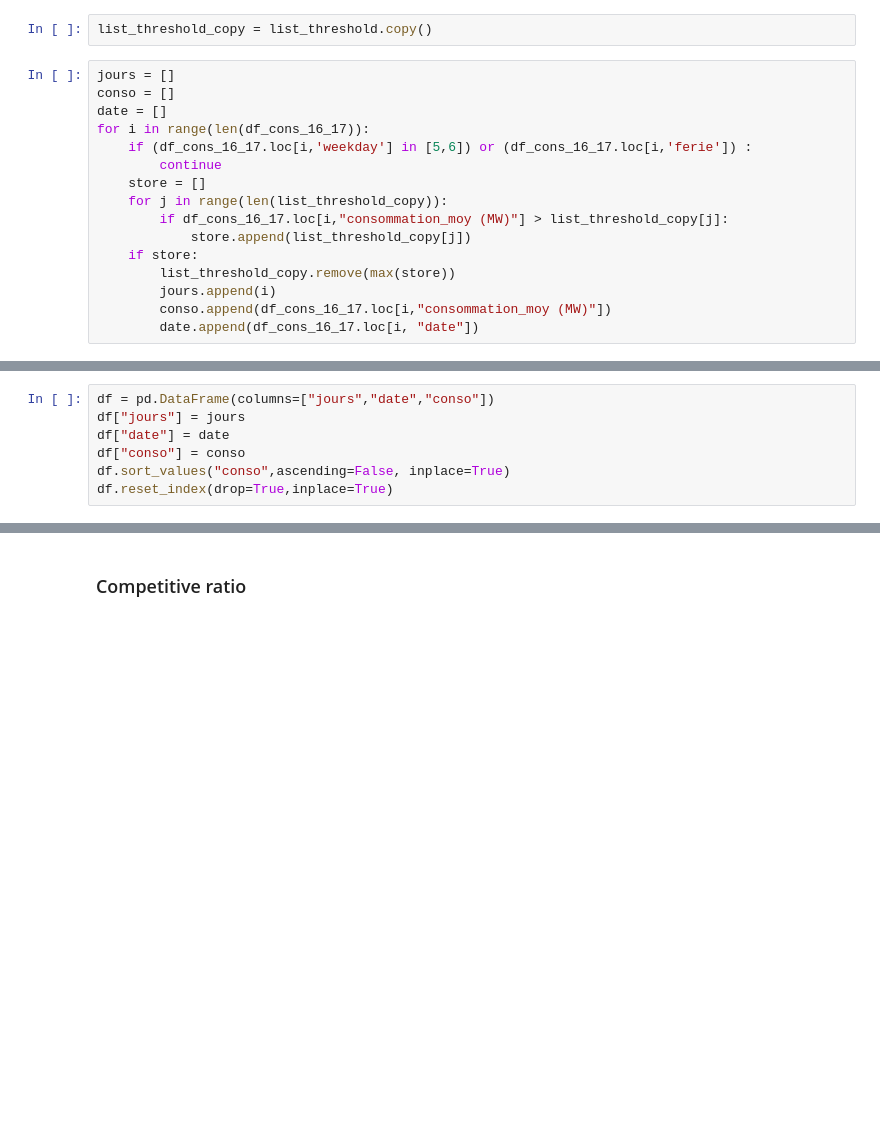
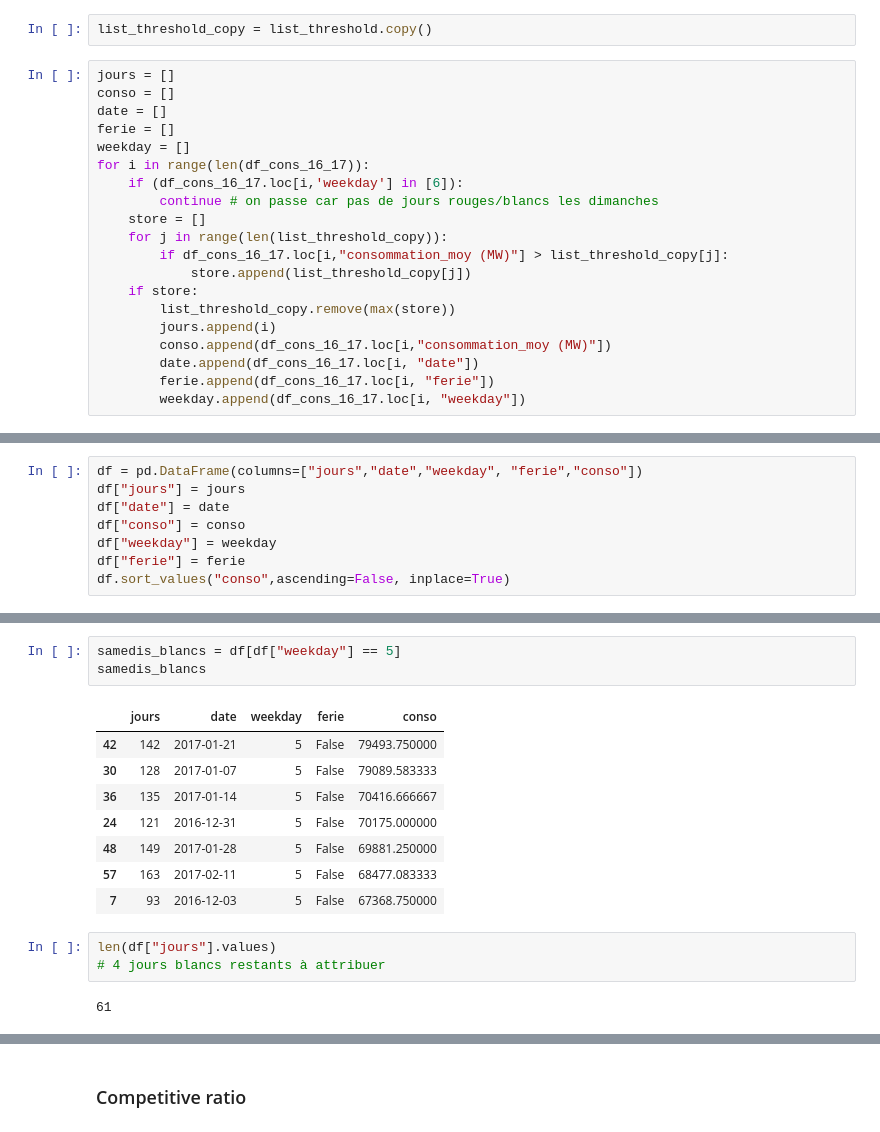
Before and after one commit to dreamsandroads/EDF_Tempo_Price_Optim, a Jupyter notebook: prophet_inequality.ipynb, the cells around one changed output, grey strips where cells are left out. Cells and saved outputs as stored; diff of their text form; blank space fills up the shorter version.

```diff
--- a/prophet_inequality.ipynb
+++ b/prophet_inequality.ipynb
@@ -172,9 +149,11 @@ list_threshold_copy = list_threshold.copy()
 jours = []
 conso = []
 date = []
+ferie = []
+weekday = []
 for i in range(len(df_cons_16_17)):
-    if (df_cons_16_17.loc[i,'weekday'] in [5,6]) or (df_cons_16_17.loc[i,'ferie']) :
-        continue
+    if (df_cons_16_17.loc[i,'weekday'] in [6]):
+        continue # on passe car pas de jours rouges/blancs les dimanches
     store = []
     for j in range(len(list_threshold_copy)):
         if df_cons_16_17.loc[i,"consommation_moy (MW)"] > list_threshold_copy[j]:
@@ -184,6 +163,8 @@ for i in range(len(df_cons_16_17)):
         jours.append(i)
         conso.append(df_cons_16_17.loc[i,"consommation_moy (MW)"])
         date.append(df_cons_16_17.loc[i, "date"])
+        ferie.append(df_cons_16_17.loc[i, "ferie"])
+        weekday.append(df_cons_16_17.loc[i, "weekday"])
 # %%
 len(jours)
 # %% [output]
@@ -191,7 +172,8 @@ len(jours)
 # %%
-df = pd.DataFrame(columns=["jours","date","conso"])
+df = pd.DataFrame(columns=["jours","date","weekday", "ferie","conso"])
 df["jours"] = jours
 df["date"] = date
 df["conso"] = conso
+df["weekday"] = weekday
+df["ferie"] = ferie
 df.sort_values("conso",ascending=False, inplace=True)
-df.reset_index(drop=True,inplace=True)
@@ -217,0 +189,17 @@ df
+# %%
+samedis_blancs = df[df["weekday"] == 5]
+samedis_blancs
+# %% [output]
+|  | jours | date | weekday | ferie | conso |
+| 42 | 142 | 2017-01-21 | 5 | False | 79493.750000 |
+| 30 | 128 | 2017-01-07 | 5 | False | 79089.583333 |
+| 36 | 135 | 2017-01-14 | 5 | False | 70416.666667 |
+| 24 | 121 | 2016-12-31 | 5 | False | 70175.000000 |
+| 48 | 149 | 2017-01-28 | 5 | False | 69881.250000 |
+| 57 | 163 | 2017-02-11 | 5 | False | 68477.083333 |
+| 7 | 93 | 2016-12-03 | 5 | False | 67368.750000 |
+# %%
+len(df["jours"].values)
+# 4 jours blancs restants à attribuer
+# %% [output]
+61
```
Also changed, not shown: parts of 20 cells of this notebook.
